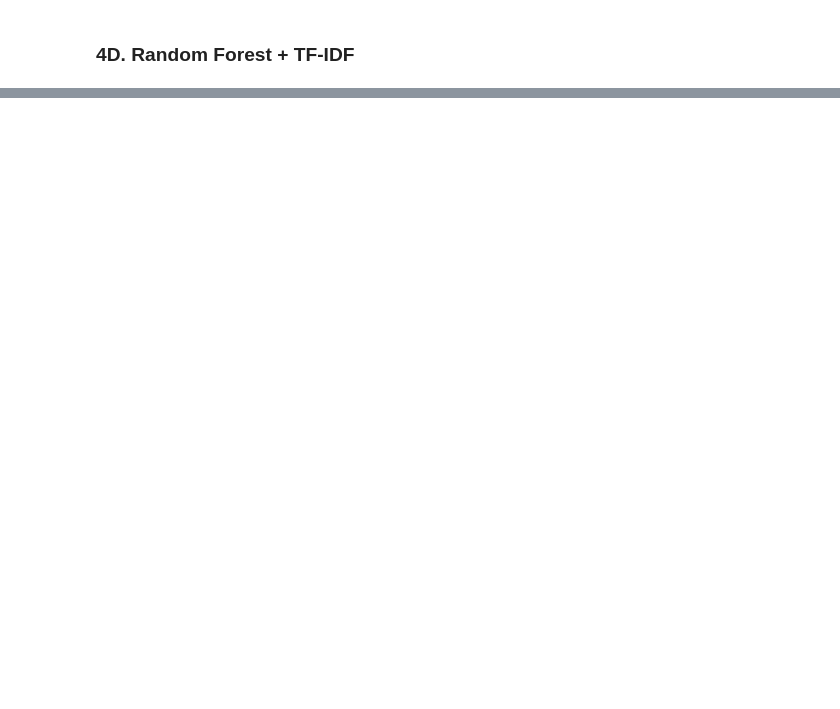
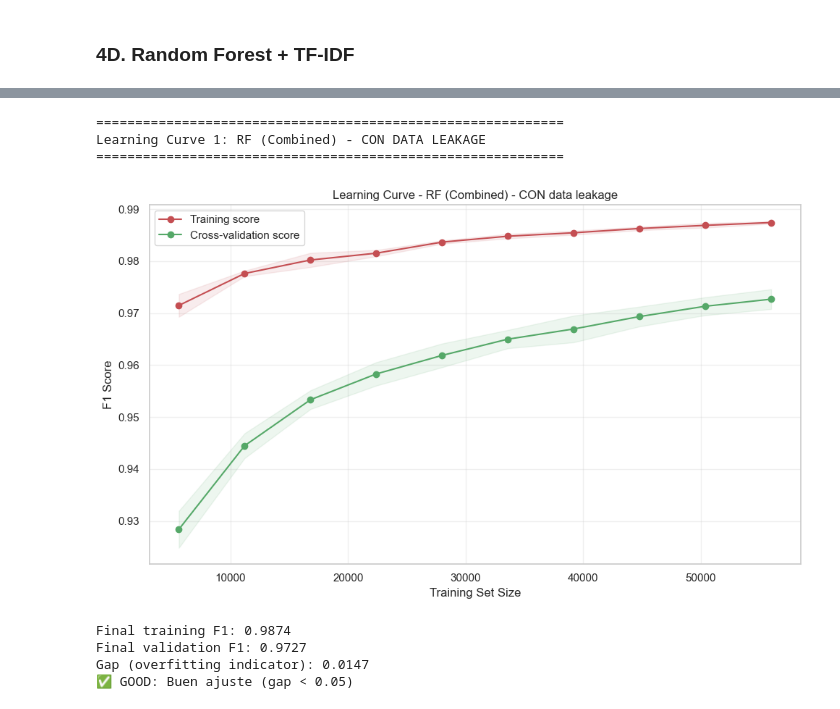
Before and after one commit to josuemj/SDS-Prompt-Guard, a Jupyter notebook: notebooks/03_implementation_.ipynb, the cells around one changed output, grey strips where cells are left out. Cells and saved outputs as stored; diff of their text form; code cells hidden in the pictures; blank space fills up the shorter version.

```diff
--- a/notebooks/03_implementation_.ipynb
+++ b/notebooks/03_implementation_.ipynb
@@ -342,0 +649,19 @@ Puede ser, TDF idf + cuantis (puede ser)
+# %%
+# Learning Curve 1: RF (Combined) - con data leakage
+print("=" * 60)
+print("Learning Curve 1: RF (Combined) - CON DATA LEAKAGE")
+print("=" * 60)
+rf_combined_lc = RandomForestClassifier(
+    n_estimators=200, max_depth=None, min_samples_leaf=5,
+    class_weight="balanced", random_state=RANDOM_STATE, n_jobs=-1
+)
+plot_learning_curve(rf_combined_lc, X_combined, y, "RF (Combined) - CON data leakage")
+# %% [output]
+============================================================
+Learning Curve 1: RF (Combined) - CON DATA LEAKAGE
+============================================================
+[figure, added]
+Final training F1: 0.9874
+Final validation F1: 0.9727
+Gap (overfitting indicator): 0.0147
+✅ GOOD: Buen ajuste (gap < 0.05)
```
Also changed, not shown: parts of 29 cells of this notebook.
